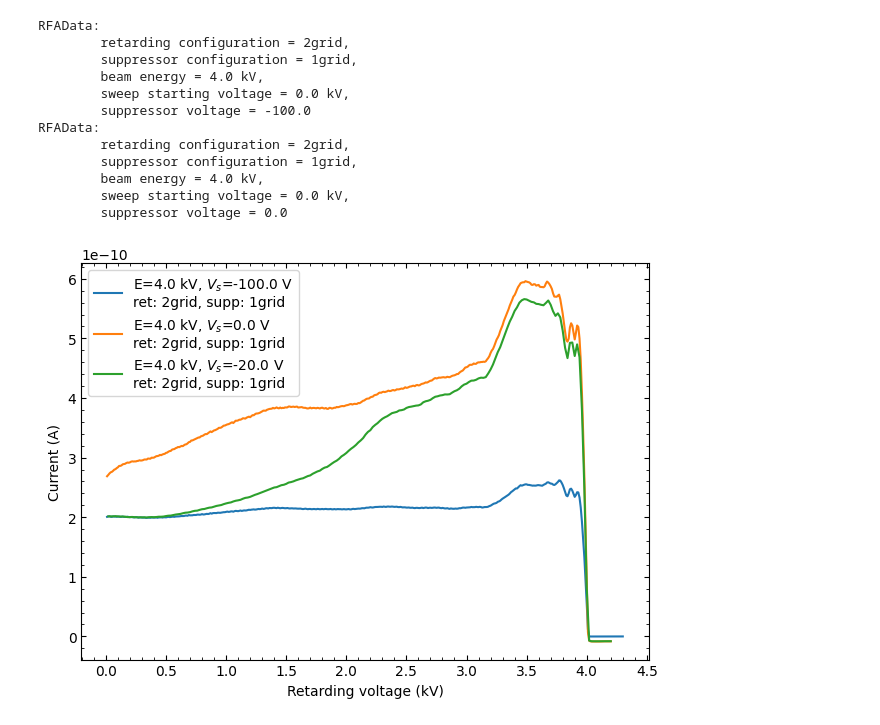
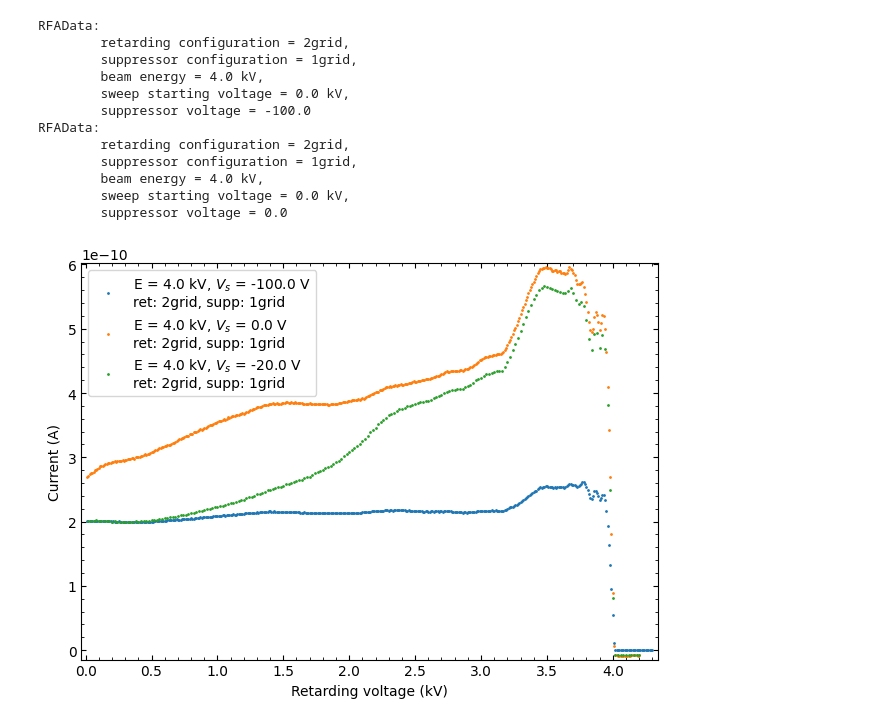
Before and after one commit to naki23/PL4-RFA, a Jupyter notebook: RFA_main.ipynb, the cells around one changed output. Saved outputs shown, nothing was run; the diff lists cells and outputs as text; code cells hidden in the pictures.

Commit message:
graph nicer, todos

```diff
--- a/RFA_main.ipynb
+++ b/RFA_main.ipynb
@@ -192,24 +192,29 @@ RFAData:
 # %%
 def basic_plot(rfa_datas, show=True):
     """Plot the mean current vs retarding voltage for the given RFA data.
         Either shows or returns (fig, ax)."""
     fig, ax = plt.subplots(tight_layout=True)
 
     for data in rfa_datas:
         ax.plot(data.retarding_voltage, data.current,
-                label=f"E={data.energy} kV, $V_s$={data.suppressor_voltage} V \nret: {data.ret_config}, supp: {data.supp_config}")
+                label=f"E = {data.energy} kV, $V_s$ = {data.suppressor_voltage} V \nret: {data.ret_config}, supp: {data.supp_config}",
+                marker='o', linestyle='', markersize=1)
 
     ax.set_xlabel("Retarding voltage (kV)")
     ax.set_ylabel("Current (A)")
+
     ax.legend()
+    ax.margins(x=0.01, y=0.01)
+
     ax.tick_params(axis='both', which='both', direction='in', top=True, right=True)
     ax.minorticks_on()
     ax.xaxis.set_major_locator(plt.MultipleLocator(0.5))
+
     if show:
         plt.show()
     else:
         return fig, ax
 
 basic_plot(all_rfa_datas[:3])
 # %% [output]
-[figure, old version]
+[figure, new version]
```
Also changed, not shown: parts of 1 cell of this notebook.
